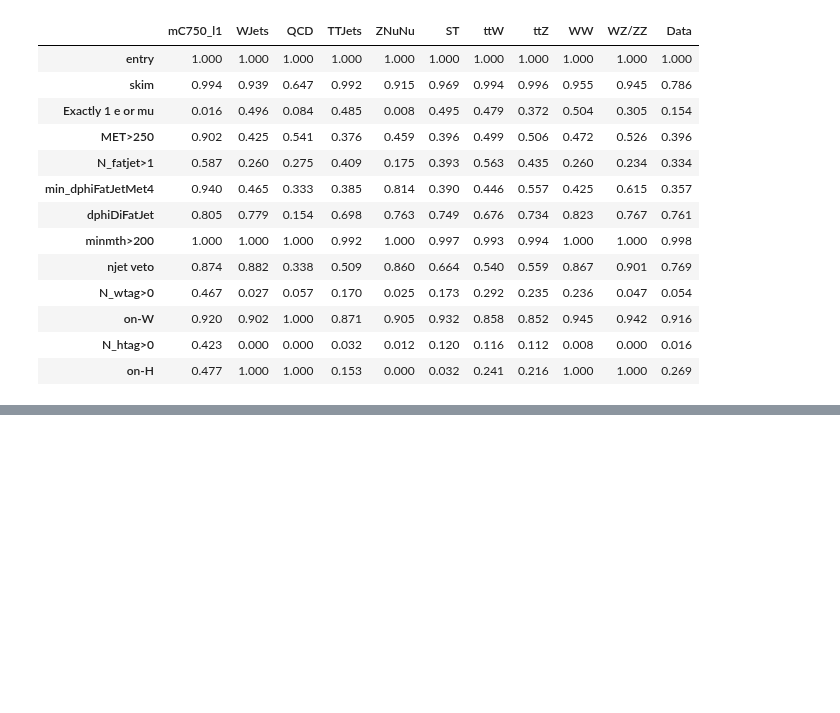
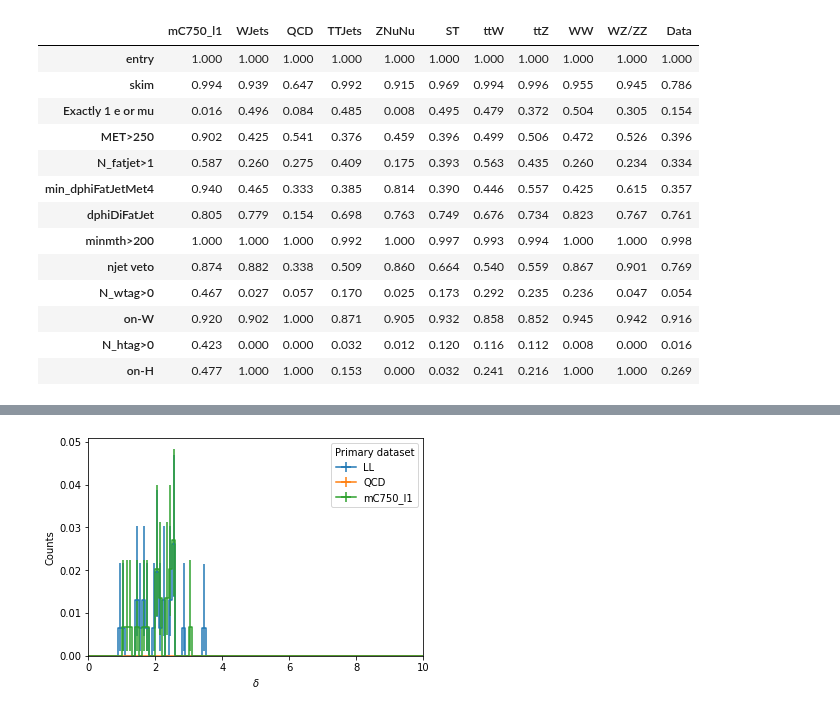
Before and after one commit to mirandabryson/tW_scattering, a Jupyter notebook: processor/oneLep_CR.ipynb, the cells around one changed output, grey strips where cells are left out. Saved outputs shown, nothing was run; the diff lists cells and outputs as text; code cells hidden in the pictures; blank space fills up the shorter version.

```diff
--- a/processor/oneLep_CR.ipynb
+++ b/processor/oneLep_CR.ipynb
@@ -631,0 +542,5 @@ df
+# %%
+histogram = output['WH_deltaR']
+ax = hist.plot1d(histogram,overlay="dataset", stack=False)
+# %% [output]
+[figure, added]
```
Also changed, not shown: parts of 12 cells of this notebook, 1 other file.
